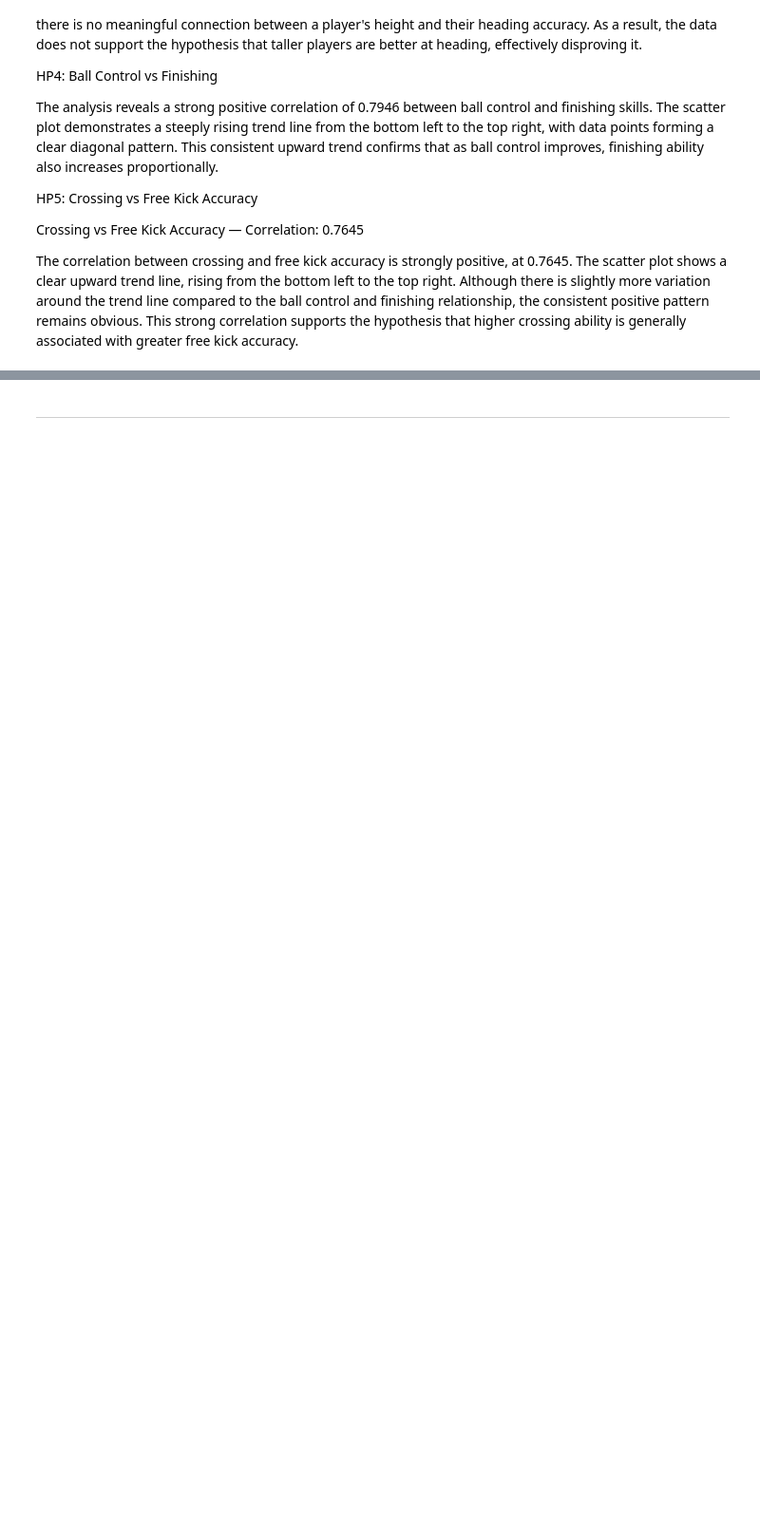
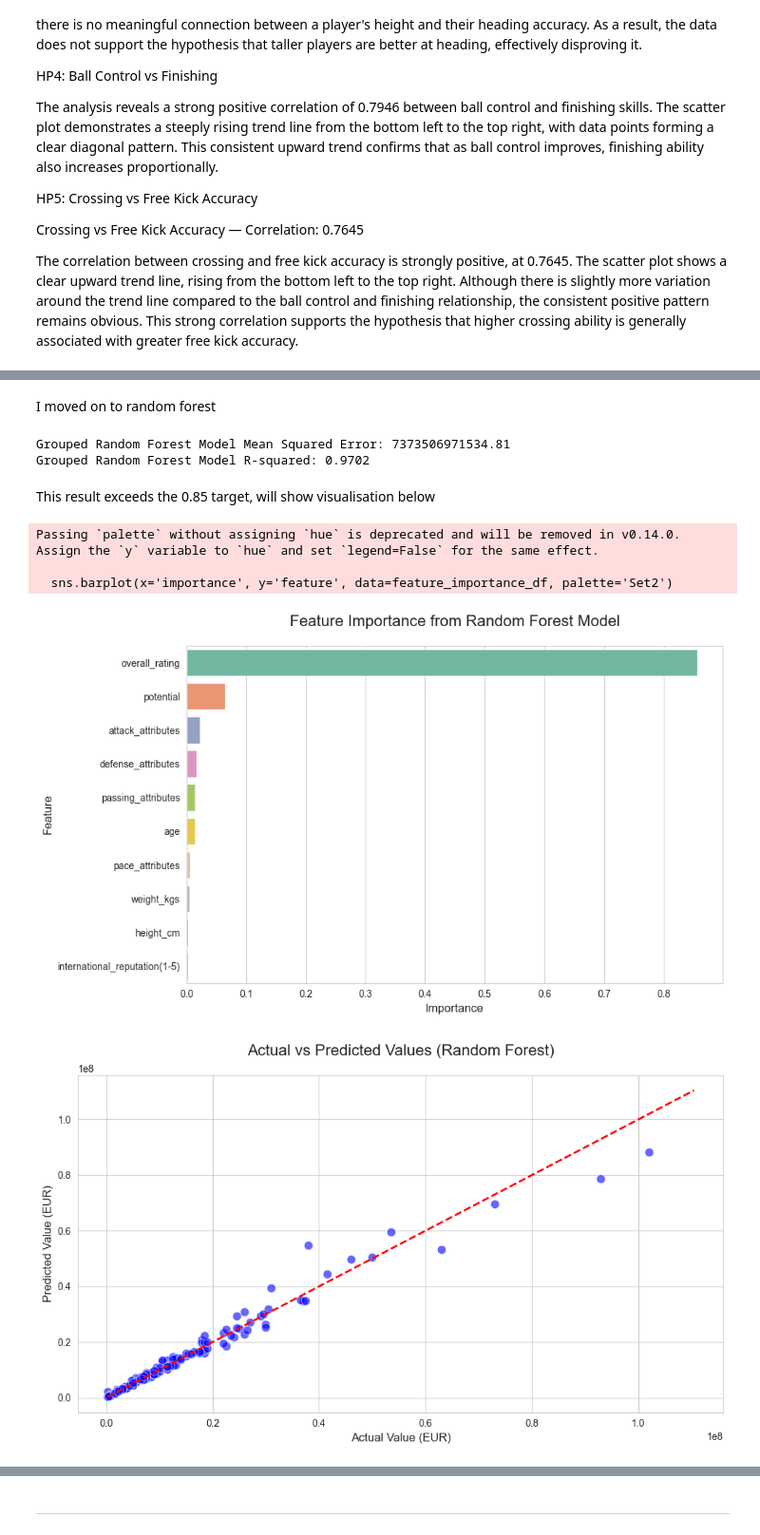
Before and after one commit to lehaanwar/football-players-data, a Jupyter notebook: jupyter_notebooks/Data Vis.ipynb, the cells around one changed output, grey strips where cells are left out. Shown at 95% size. Saved outputs shown, nothing was run; the diff lists cells and outputs as text; code cells hidden in the pictures; blank space fills up the shorter version.

```diff
--- a/jupyter_notebooks/Data Vis.ipynb
+++ b/jupyter_notebooks/Data Vis.ipynb
@@ -744,0 +756,4 @@ The correlation between crossing and free kick accuracy is strongly positive, at
+# %%
+# load the cleaned data for machine learning model
+df_ml = pd.read_csv('DataSet/CleanData/cleaned_data.csv')
+df_ml.head()
@@ -744,0 +854,2 @@ The correlation between crossing and free kick accuracy is strongly positive, at
+# %% [markdown]
+I moved on to random forest
@@ -744,0 +859,68 @@ The correlation between crossing and free kick accuracy is strongly positive, at
+# %%
+# create a machine learning model to predict value_euro based on stats by grouping attributes using random forest regression on the cleaned data
+# Group attributes into categories
+features_grouped_rf = {
+    'overall_rating': 'overall_rating',
+    'potential': 'potential',
+    'age': 'age',
+    'international_reputation(1-5)': 'international_reputation(1-5)',
+    'height_cm': 'height_cm',
+    'weight_kgs': 'weight_kgs',
+    'passing_attributes': 'passing_attributes',
+    'defense_attributes': 'defense_attributes',
+    'attack_attributes': 'attack_attributes',
+    'pace_attributes': 'pace_attributes'
+}
+# Select features and target variable
+X_grouped_rf = df_ml[list(features_grouped_rf.keys())]
+y_grouped_rf = df_ml['value_euro']
+# Split the data into training and testing sets
+X_train_grouped_rf, X_test_grouped_rf, y_train_grouped_rf, y_test_grouped_rf = train_test_split(X_grouped_rf, y_grouped_rf, test_size=0.2, random_state=42)
+# Create and train the random forest regression model
+model_grouped_rf = RandomForestRegressor(n_estimators=100, random_state=42)
+model_grouped_rf.fit(X_train_grouped_rf, y_train_grouped_rf)
+# Make predictions on the test set
+y_pred_grouped_rf = model_grouped_rf.predict(X_test_grouped_rf)
+# Evaluate the model
+mse_grouped_rf = mean_squared_error(y_test_grouped_rf, y_pred_grouped_rf)
+r2_grouped_rf = r2_score(y_test_grouped_rf, y_pred_grouped_rf)
+print(f"Grouped Random Forest Model Mean Squared Error: {mse_grouped_rf:.2f}")
+print(f"Grouped Random Forest Model R-squared: {r2_grouped_rf:.4f}")
+# %% [output]
+Grouped Random Forest Model Mean Squared Error: 7373506971534.81
+Grouped Random Forest Model R-squared: 0.9702
+# %% [markdown]
+This result exceeds the 0.85 target, will show visualisation below
+# %%
+# visualize the random forest regression model to feature importance and actual vs predicted values
+# Feature importance
+importances = model_grouped_rf.feature_importances_
+feature_names = X_grouped_rf.columns
+feature_importance_df = pd.DataFrame({
+    'feature': feature_names,
+    'importance': importances
+}).sort_values(by='importance', ascending=False)
+plt.figure(figsize=(10, 6))
+sns.barplot(x='importance', y='feature', data=feature_importance_df, palette='Set2')
+plt.title('Feature Importance from Random Forest Model', fontsize=16, pad=20)
+plt.xlabel('Importance', fontsize=12)
+plt.ylabel('Feature', fontsize=12)
+plt.tight_layout()
+plt.show()
+
+# Actual vs Predicted values
+plt.figure(figsize=(10, 6))
+sns.scatterplot(x=y_test_grouped_rf, y=y_pred_grouped_rf, alpha=0.6, color='blue', edgecolors='white', s=80)
+plt.plot([y.min(), y.max()], [y.min(), y.max()], 'r--', linewidth=2)  # Line for perfect predictions
+plt.title('Actual vs Predicted Values (Random Forest)', fontsize=16, pad=20
+)
+plt.xlabel('Actual Value (EUR)', fontsize=12)
+plt.ylabel('Predicted Value (EUR)', fontsize=12)
+plt.tight_layout()
+plt.show()
+# %% [output]
+Passing `palette` without assigning `hue` is deprecated and will be removed in v0.14.0. Assign the `y` variable to `hue` and set `legend=False` for the same effect.
+
+  sns.barplot(x='importance', y='feature', data=feature_importance_df, palette='Set2')
+[figure, added]
+[figure, added]
```
Also changed, not shown: parts of 13 cells of this notebook.
